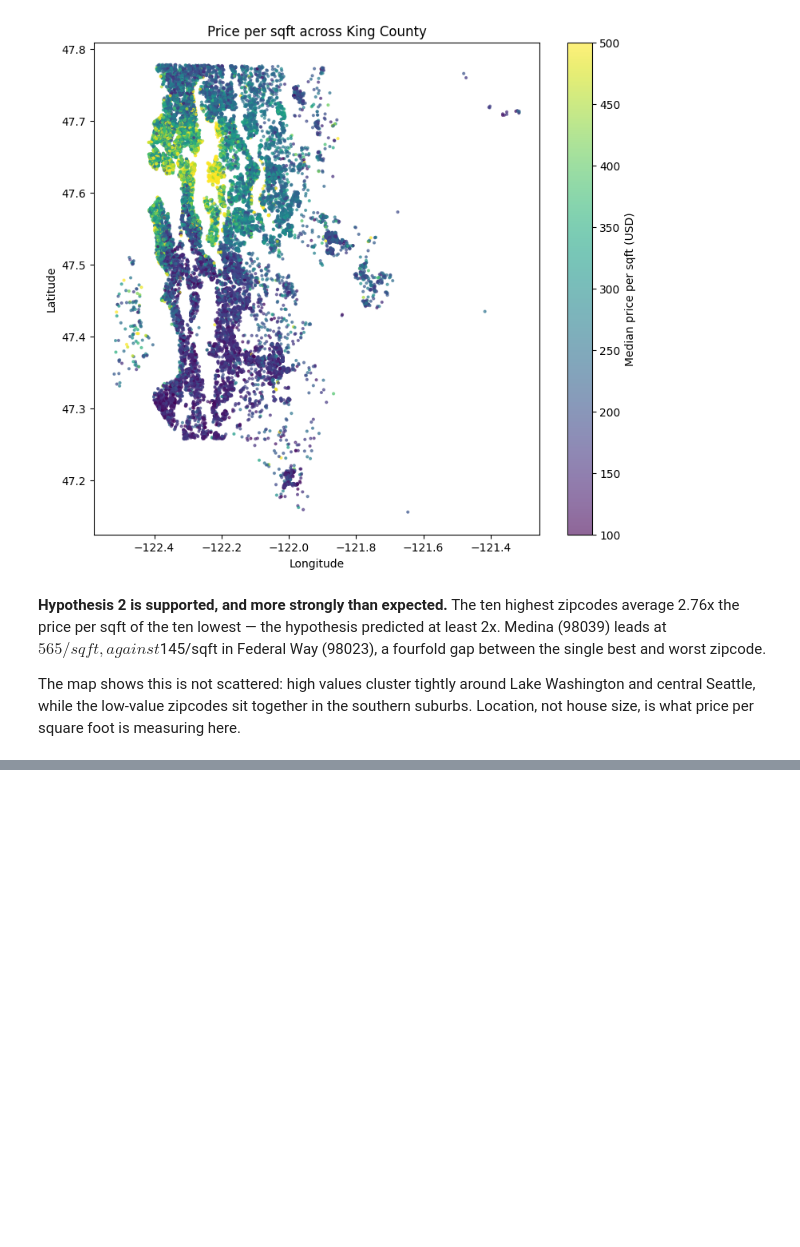
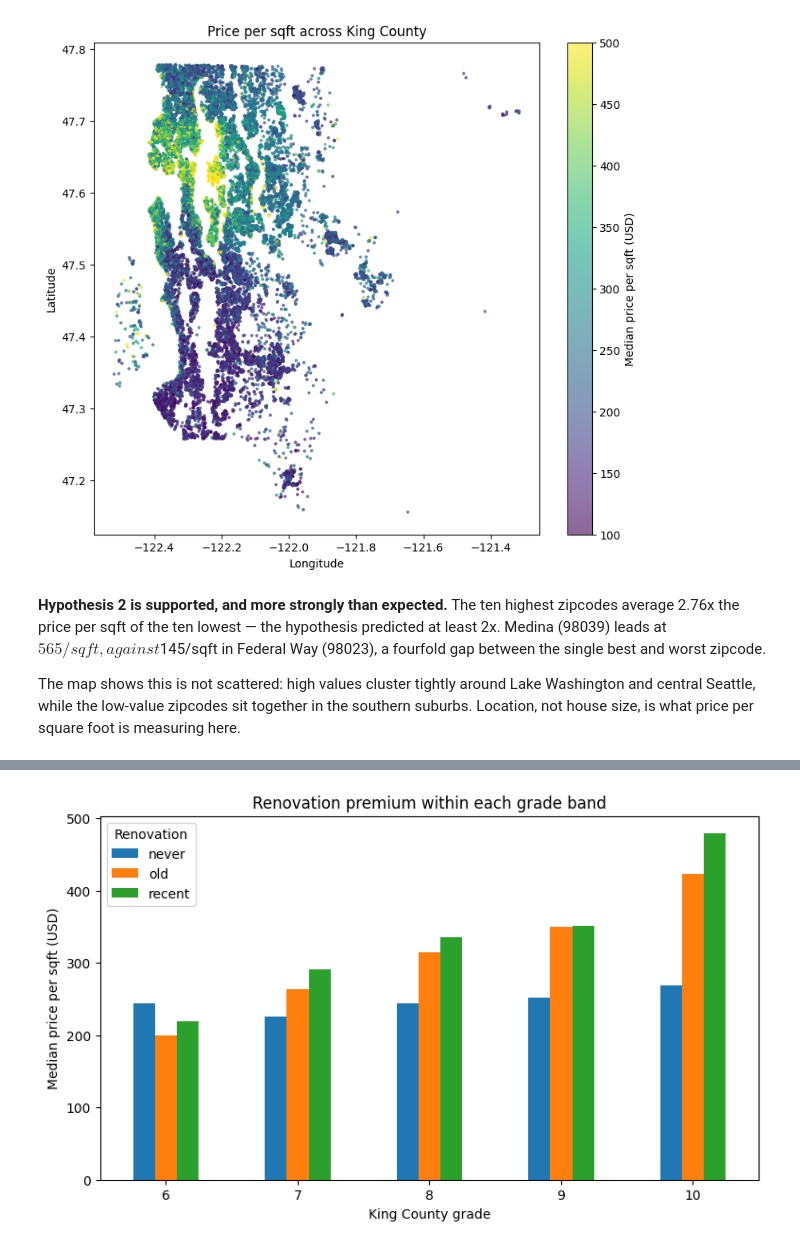
Before and after one commit to rouzbeh-enayatzadeh/eda-project, a Jupyter notebook: 04_eda.ipynb, the cells around one changed output, grey strips where cells are left out. Drawn from its saved outputs; the diff is of its cells as text; code cells hidden in the pictures; blank space fills up the shorter version.

Commit message:
Test hypothesis 3: renovation premium disappears within zipcode

```diff
--- a/04_eda.ipynb
+++ b/04_eda.ipynb
@@ -448,0 +462,14 @@ is measuring here.
+# %%
+known = df_clean[df_clean["reno_group"] != "unknown"]
+order = ["never", "old", "recent"]
+
+medians = known.pivot_table(
+    index="grade", columns="reno_group", values="price_per_sqft", aggfunc="median"
+).reindex(columns=order).loc[6:10]
+
+counts = known.pivot_table(
+    index="grade", columns="reno_group", values="price", aggfunc="count"
+).reindex(columns=order).loc[6:10]
+
+print("Median price per sqft\n", medians.round(1), "\n")
+print("Number of sales\n", counts)
@@ -448,0 +494,10 @@ is measuring here.
+# %%
+medians.plot(kind="bar", figsize=(9, 5))
+plt.xlabel("King County grade")
+plt.ylabel("Median price per sqft (USD)")
+plt.title("Renovation premium within each grade band")
+plt.legend(title="Renovation")
+plt.xticks(rotation=0)
+plt.show()
+# %% [output]
+[figure, added]
```
Also changed, not shown: parts of 5 cells of this notebook.
